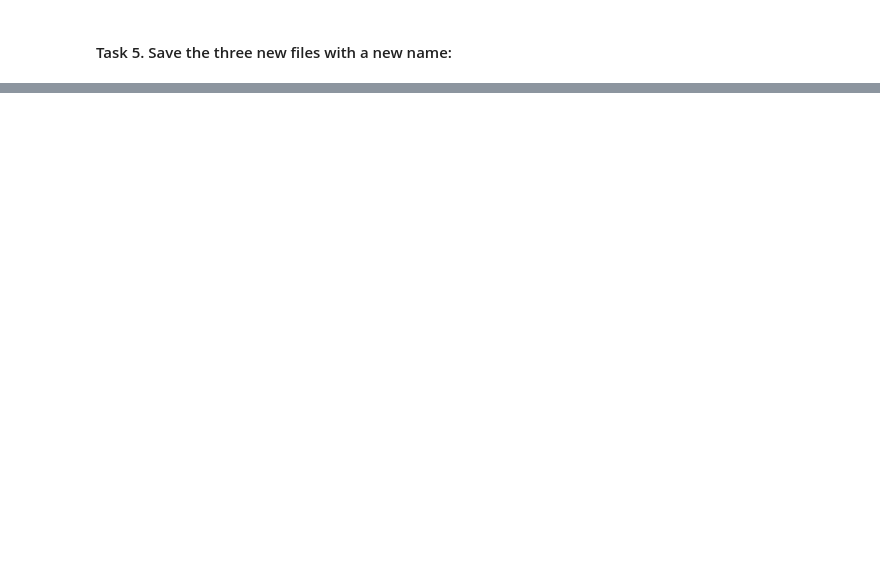
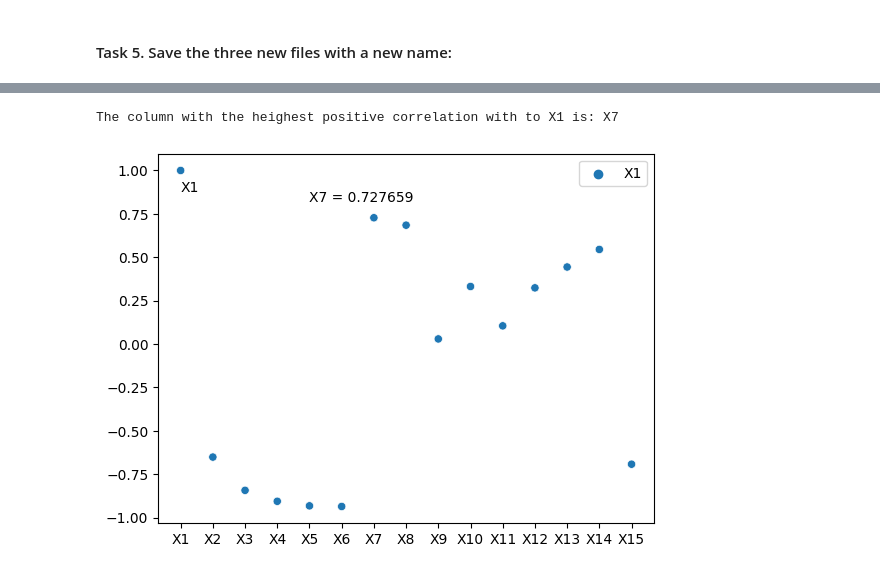
Before and after one commit to romaricoflores/bida406-predictive-analytics, a Jupyter notebook: week2/assignment1.ipynb, the cells around one changed output, grey strips where cells are left out. Cells and saved outputs as stored; diff of their text form; code cells hidden in the pictures; blank space fills up the shorter version.

```diff
--- a/week2/assignment1.ipynb
+++ b/week2/assignment1.ipynb
@@ -79,0 +233,21 @@ df_dropna.to_csv("Alfalfa-Dropped NaN.csv")
+# %%
+import pandas as pd
+
+df_pop0 = pd.read_csv("pop_0.csv")
+df_mean = df_pop0.mean()
+df_mean.name = "Mean"
+
+df_variance = df_pop0.var()
+df_variance.name = "Variance"
+
+df_std = df_pop0.std()
+df_std.name = "STD"
+
+df_kurtosis = df_pop0.kurtosis()
+df_kurtosis.name = "Kurtosis"
+
+df_skew = df_pop0.skew()
+df_skew.name = "Skewness"
+
+df_results = pd.concat([df_mean, df_variance, df_std, df_kurtosis, df_skew], axis=1)
+df_results
@@ -79,0 +273,6 @@ df_dropna.to_csv("Alfalfa-Dropped NaN.csv")
+# %%
+#Creating a correlation table and saving it df_corrmatrix
+df_corrmatrix = df_pop0.corr()
+df_corrmatrix
+
+# NOTE: In a Pearson Correlation (i.e. default corr) a negative correlation means a low correlation.
@@ -79,0 +296,20 @@ df_dropna.to_csv("Alfalfa-Dropped NaN.csv")
+# %%
+#Finding the column with highest correlation to X1
+h_corr = df_corrmatrix['X1'].nlargest(2).index[1]
+
+print("The column with the heighest positive correlation with to X1 is: " + h_corr)
+# %% [output]
+The column with the heighest positive correlation with to X1 is: X7
+# %%
+# Additional Visualization
+import seaborn as sns
+import matplotlib.pylab as plt
+
+X1 = df_corrmatrix[["X1"]]
+
+sns.scatterplot(X1)
+plt.text('X5', 0.82, "X7 = 0.727659", horizontalalignment='left', size='medium', color='black')
+plt.text('X1', 0.88, "X1", horizontalalignment='left', size='medium', color='black')
+plt.show()
+# %% [output]
+[figure, added]
```
Also changed, not shown: parts of 16 cells of this notebook.
